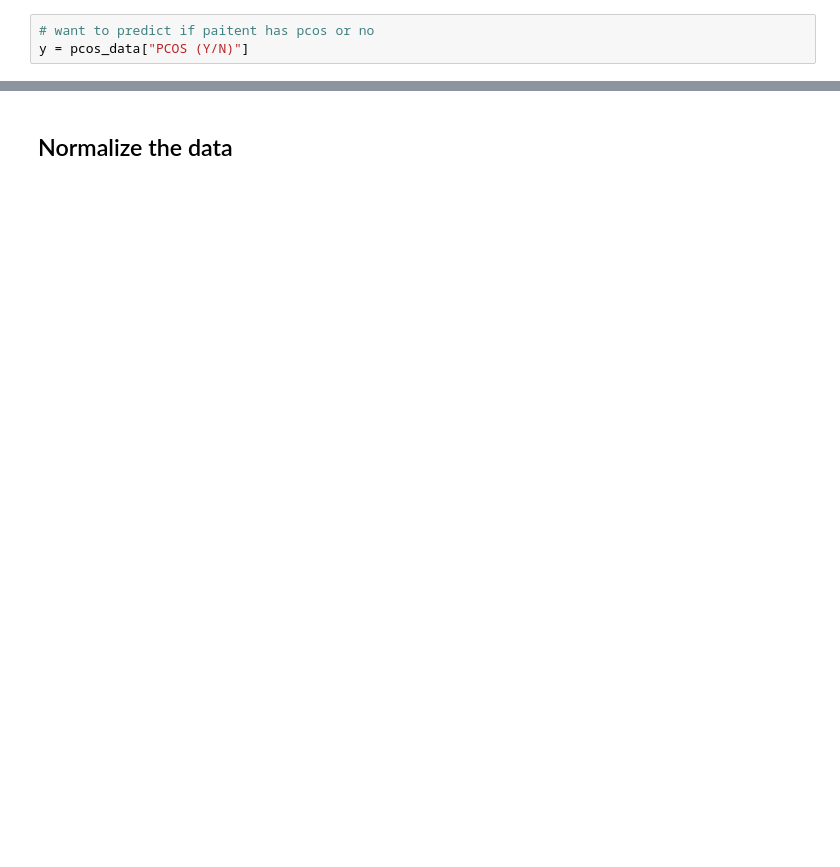
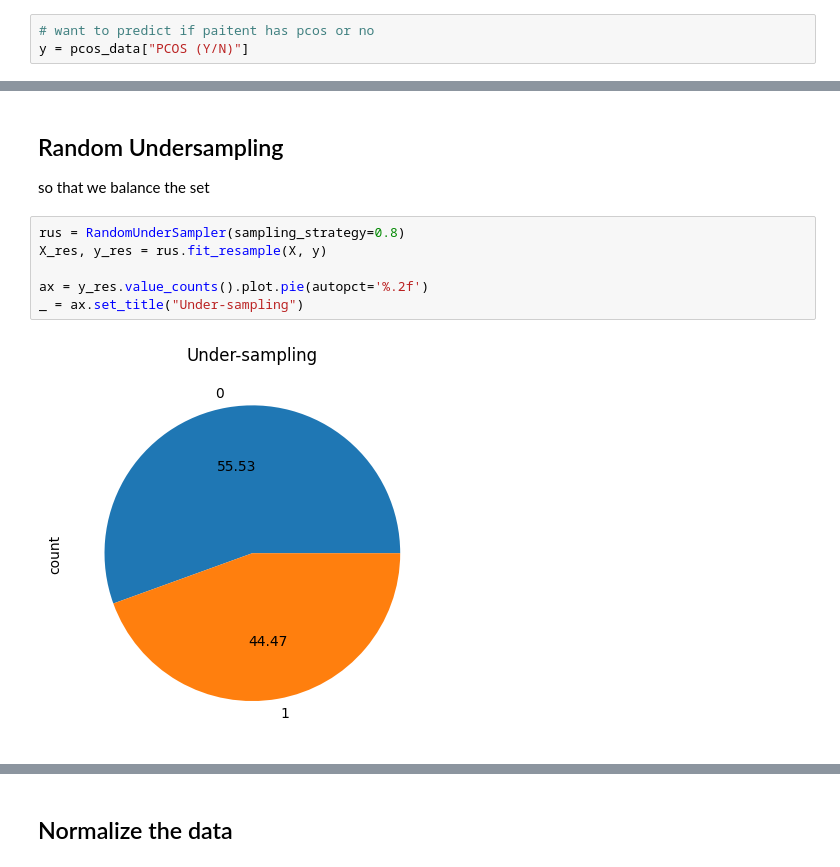
Before and after one commit to AleksandraZecevic/PCOS_diagnosis_ML, a Jupyter notebook: PCOS.ipynb, the cells around one changed output, grey strips where cells are left out. Cells and saved outputs as stored; diff of their text form; blank space fills up the shorter version.

```diff
--- a/PCOS.ipynb
+++ b/PCOS.ipynb
@@ -145,0 +188,11 @@ dtype: object
+# %% [markdown]
+## Random Undersampling
+so that we balance the set
+# %%
+rus = RandomUnderSampler(sampling_strategy=0.8)
+X_res, y_res = rus.fit_resample(X, y)
+
+ax = y_res.value_counts().plot.pie(autopct='%.2f')
+_ = ax.set_title("Under-sampling")
+# %% [output]
+[figure, added]
```
Also changed, not shown: parts of 32 cells of this notebook, 2 other files.
